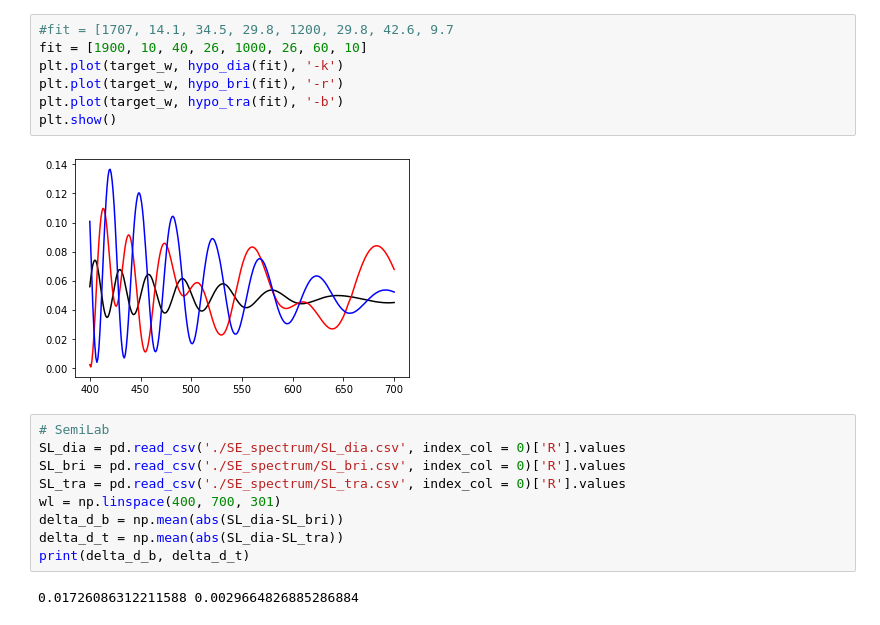
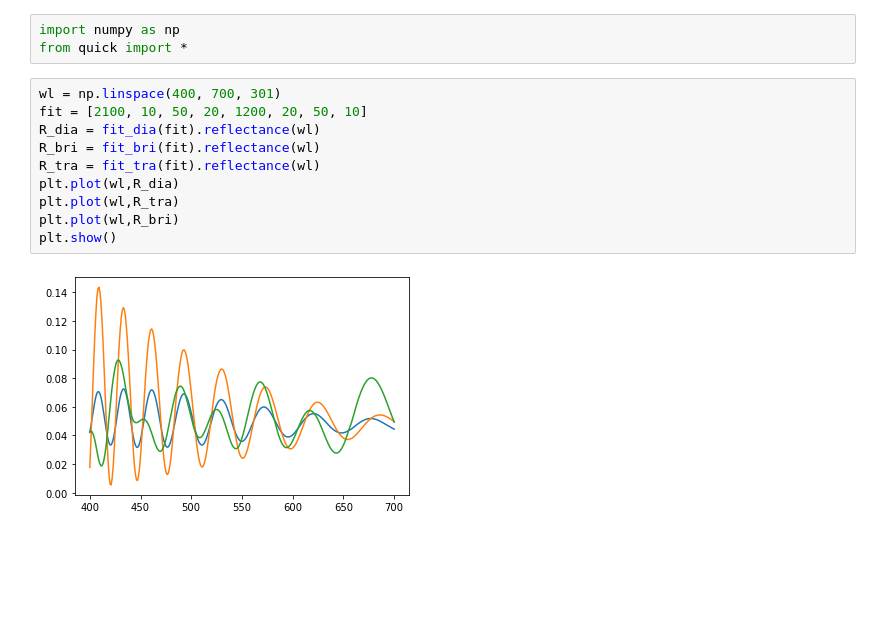
Before and after one commit to Yoway1994/ThinFilm, a Jupyter notebook: Untitled.ipynb, the cells around one changed output. Saved outputs shown, nothing was run; the diff lists cells and outputs as text; blank space fills up the shorter version.

```diff
--- a/Untitled.ipynb
+++ b/Untitled.ipynb
@@ -52,20 +1,15 @@ plt.show()
-# %%
-#fit = [1707, 14.1, 34.5, 29.8, 1200, 29.8, 42.6, 9.7
-fit = [1900, 10, 40, 26, 1000, 26, 60, 10]
-plt.plot(target_w, hypo_dia(fit), '-k')
-plt.plot(target_w, hypo_bri(fit), '-r')
-plt.plot(target_w, hypo_tra(fit), '-b')
-plt.show()
-# %% [output]
-[figure, removed]
-# %%
-# SemiLab
-SL_dia = pd.read_csv('./SE_spectrum/SL_dia.csv', index_col = 0)['R'].values
-SL_bri = pd.read_csv('./SE_spectrum/SL_bri.csv', index_col = 0)['R'].values
-SL_tra = pd.read_csv('./SE_spectrum/SL_tra.csv', index_col = 0)['R'].values
-wl = np.linspace(400, 700, 301)
-delta_d_b = np.mean(abs(SL_dia-SL_bri))
-delta_d_t = np.mean(abs(SL_dia-SL_tra))
-print(delta_d_b, delta_d_t)
-# %% [output]
-0.01726086312211588 0.0029664826885286884
+# %%
+import numpy as np
+from quick import *
+# %%
+wl = np.linspace(400, 700, 301)
+fit = [2100, 10, 50, 20, 1200, 20, 50, 10]
+R_dia = fit_dia(fit).reflectance(wl)
+R_bri = fit_bri(fit).reflectance(wl)
+R_tra = fit_tra(fit).reflectance(wl)
+plt.plot(wl,R_dia)
+plt.plot(wl,R_tra)
+plt.plot(wl,R_bri)
+plt.show()
+# %% [output]
+[figure, added]
```
Also changed, not shown: parts of 4 cells of this notebook, 10 other files.
